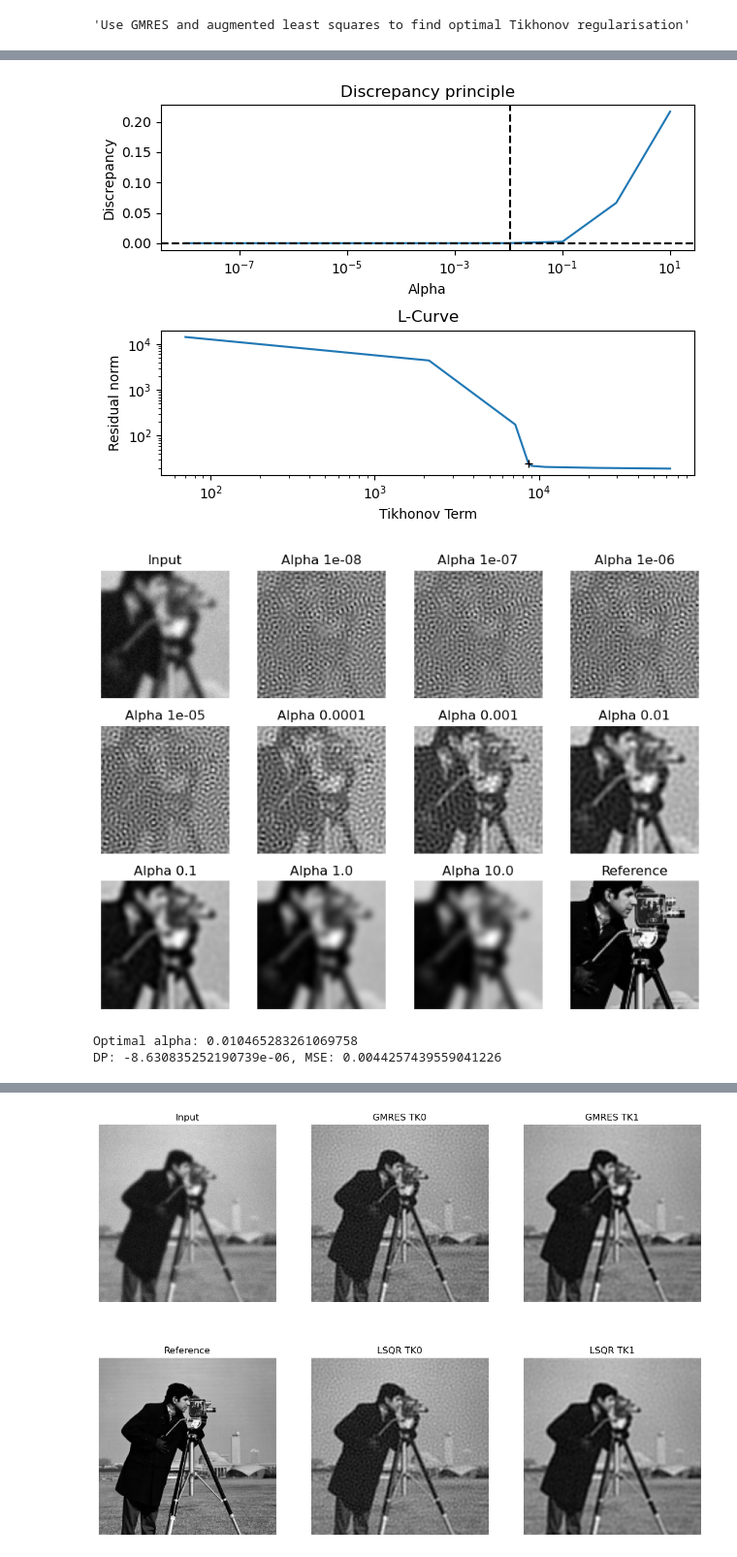
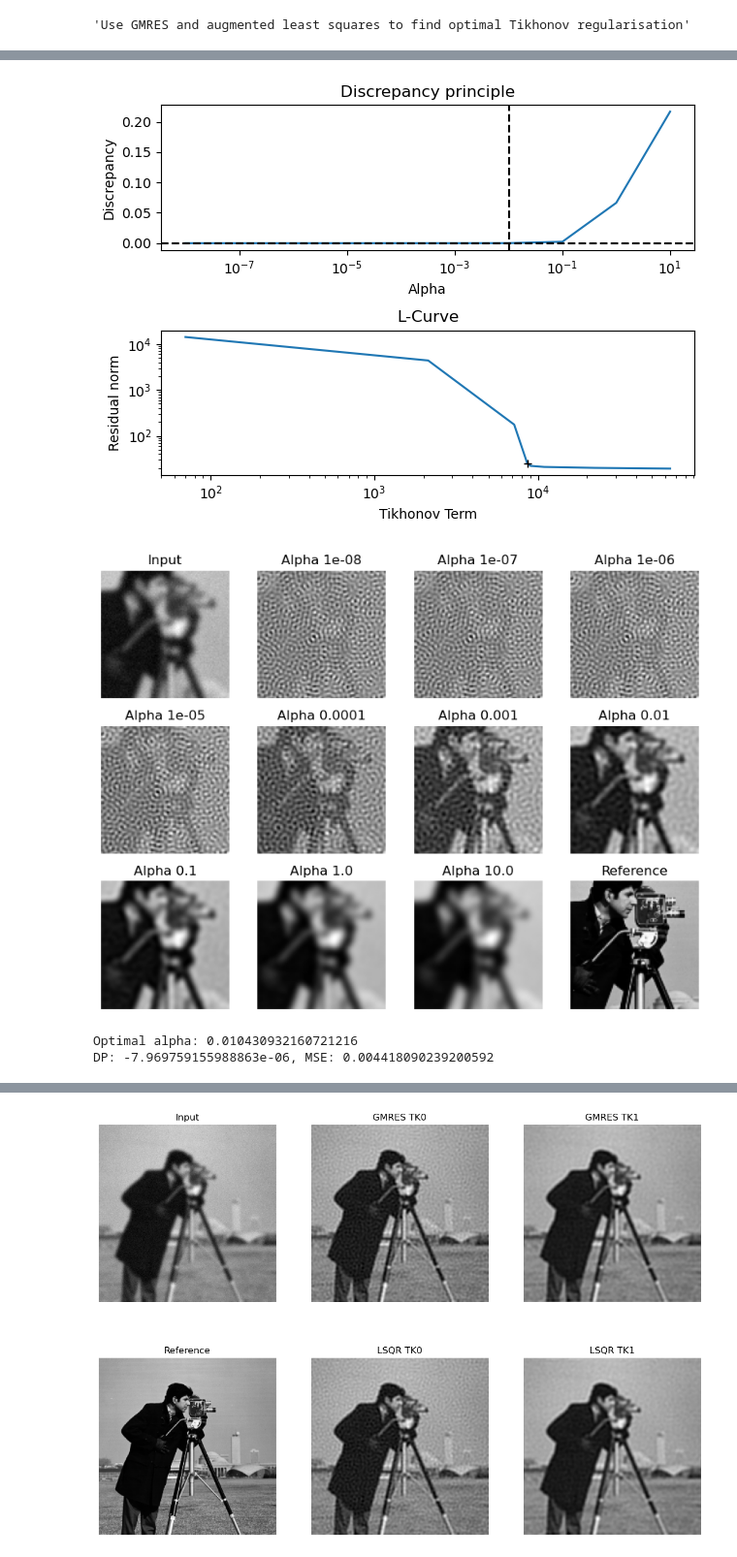
Before and after one commit to markpinnock/inverse-problems, a Jupyter notebook: notebooks/01_basics_natural_img/04_tikhonov.ipynb, the cells around one changed output, grey strips where cells are left out. Shown at 97% size. Drawn from its saved outputs; the diff is of its cells as text; code cells hidden in the pictures.

```diff
--- a/notebooks/01_basics_natural_img/04_tikhonov.ipynb
+++ b/notebooks/01_basics_natural_img/04_tikhonov.ipynb
@@ -65,12 +65,7 @@ lsqr_tuner = StandardTuner(
 # %%
 """Find optimal alpha using GMRES and TK0"""
 
-gmres_tuner.parameter_sweep(
-    alphas=alphas,
-    L=identity_operator,
-    noise_variance=noise_variance,
-    save_imgs=True
-)
+gmres_tuner.parameter_sweep(alphas=alphas, L=identity_operator, save_imgs=True)
 gmres_tuner.display_metrics()
 gmres_tuner.display_sample(slice(50, 150), slice(80, 180))
 print(f"Optimal alpha: {gmres_tuner.optimal_alpha}")
@@ -91,7 +86,7 @@ gmres_tk0_f_hat = gmres_tuner._optimal_f_hat
 [figure]
-[figure, old version]
+[figure, new version]
-Optimal alpha: 0.010465283261069758
-DP: -8.630835252190739e-06, MSE: 0.0044257439559041226
+Optimal alpha: 0.010430932160721216
+DP: -7.969759155988863e-06, MSE: 0.004418090239200592
 # %%
 """Find optimal alpha using LSQR and TK0"""
 
```
Also changed, not shown: parts of 6 cells of this notebook.
